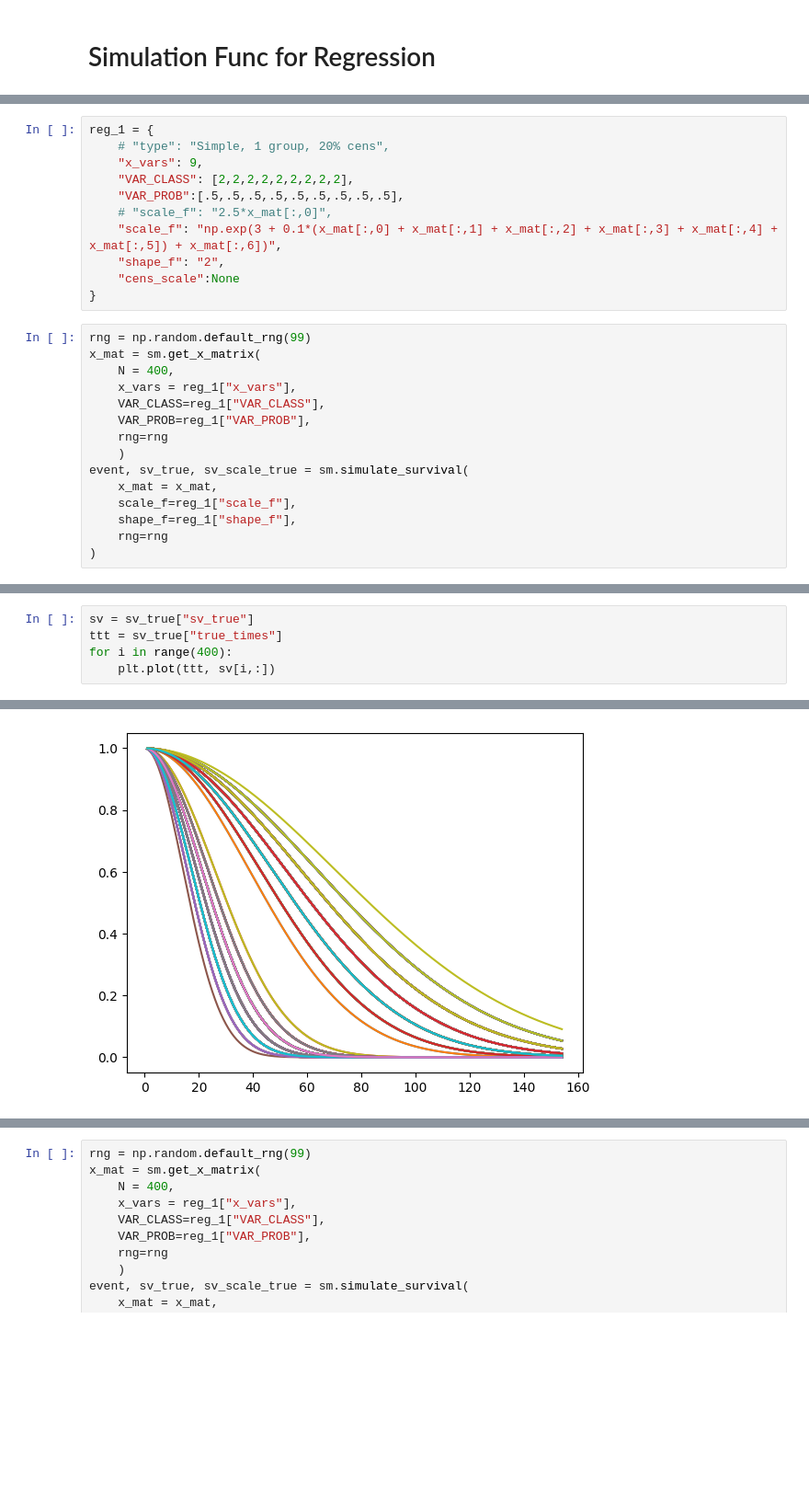
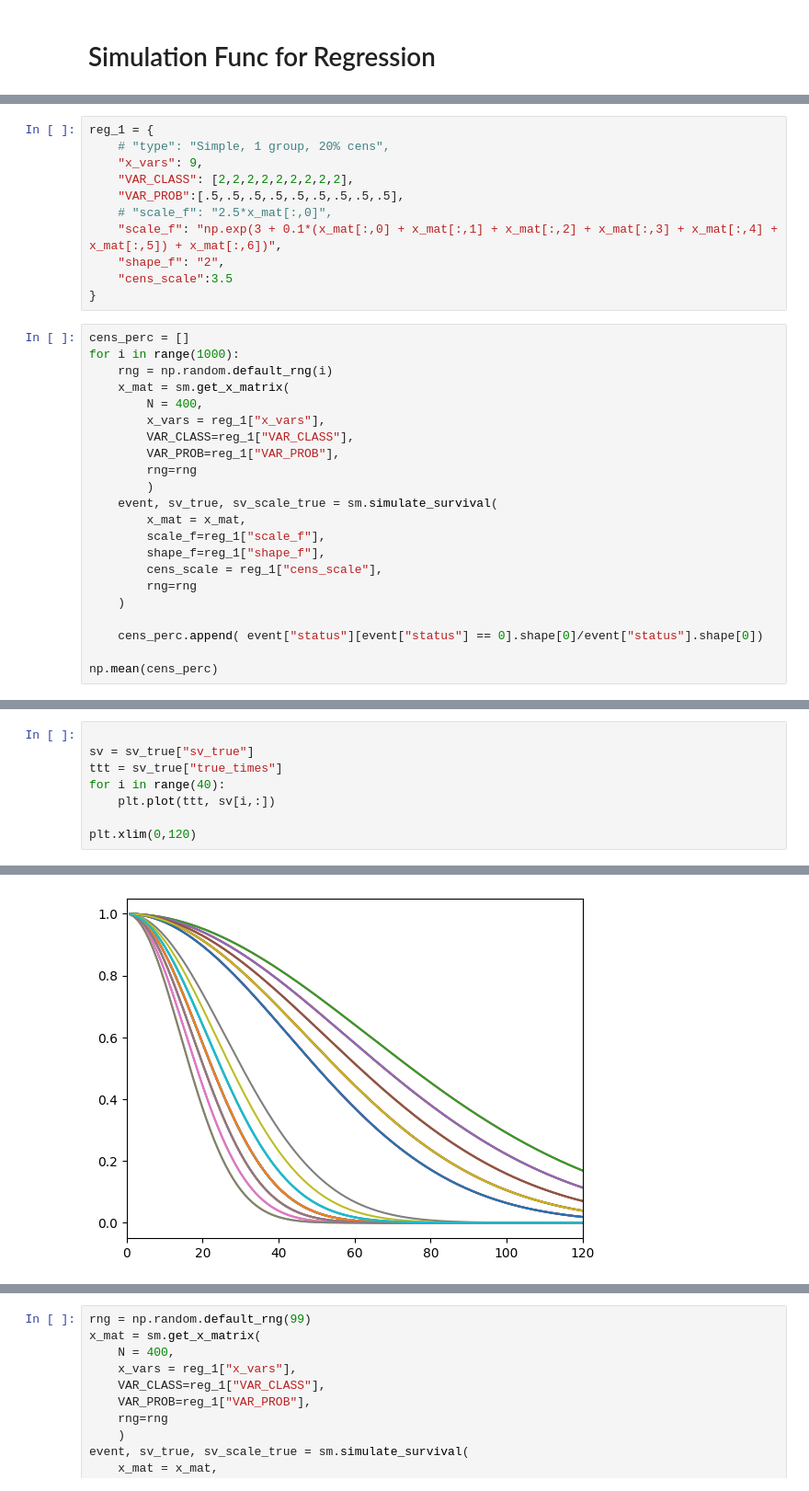
Before and after one commit to CDCgov/BART-Survival, a Jupyter notebook: notebook/functions2.ipynb, the cells around one changed output, grey strips where cells are left out. Shown at 92% size. Cells and saved outputs as stored; diff of their text form; blank space fills up the shorter version.

```diff
--- a/notebook/functions2.ipynb
+++ b/notebook/functions2.ipynb
@@ -31,22 +32,29 @@ reg_1 = {
     # "scale_f": "2.5*x_mat[:,0]",
     "scale_f": "np.exp(3 + 0.1*(x_mat[:,0] + x_mat[:,1] + x_mat[:,2] + x_mat[:,3] + x_mat[:,4] + x_mat[:,5]) + x_mat[:,6])",
     "shape_f": "2",
-    "cens_scale":None
+    "cens_scale":3.5
 }
 # %%
-rng = np.random.default_rng(99)
-x_mat = sm.get_x_matrix(
-    N = 400,
-    x_vars = reg_1["x_vars"],
-    VAR_CLASS=reg_1["VAR_CLASS"],
-    VAR_PROB=reg_1["VAR_PROB"],
-    rng=rng
+cens_perc = []
+for i in range(1000):
+    rng = np.random.default_rng(i)
+    x_mat = sm.get_x_matrix(
+        N = 400,
+        x_vars = reg_1["x_vars"],
+        VAR_CLASS=reg_1["VAR_CLASS"],
+        VAR_PROB=reg_1["VAR_PROB"],
+        rng=rng
+        )
+    event, sv_true, sv_scale_true = sm.simulate_survival(
+        x_mat = x_mat,
+        scale_f=reg_1["scale_f"],
+        shape_f=reg_1["shape_f"],
+        cens_scale = reg_1["cens_scale"],
+        rng=rng
     )
-event, sv_true, sv_scale_true = sm.simulate_survival(
-    x_mat = x_mat,
-    scale_f=reg_1["scale_f"],
-    shape_f=reg_1["shape_f"],
-    rng=rng
-)
+
+    cens_perc.append( event["status"][event["status"] == 0].shape[0]/event["status"].shape[0])
+
+np.mean(cens_perc)
 # %% [output]
 mean shape 2.0
@@ -55,6 +83,9 @@ mean time draws 46.867921193954295
 # %%
+
 sv = sv_true["sv_true"]
 ttt = sv_true["true_times"]
-for i in range(400):
+for i in range(40):
     plt.plot(ttt, sv[i,:])
+
+plt.xlim(0,120)
 # %% [output]
@@ -61,4 +93,4 @@ for i in range(400):
-[figure, old version]
+[figure, new version]
 # %%
 reg_1 = {
     # "type": "Simple, 1 group, 20% cens",
```
Also changed, not shown: parts of 7 cells of this notebook, 8 other files.
